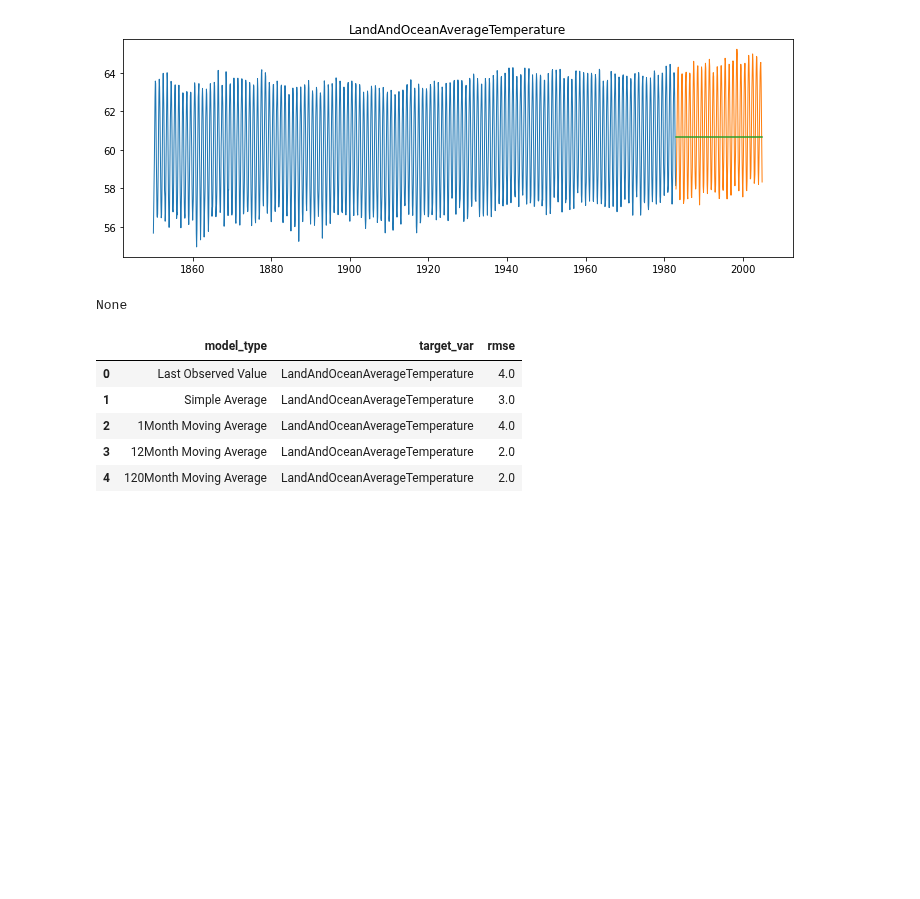
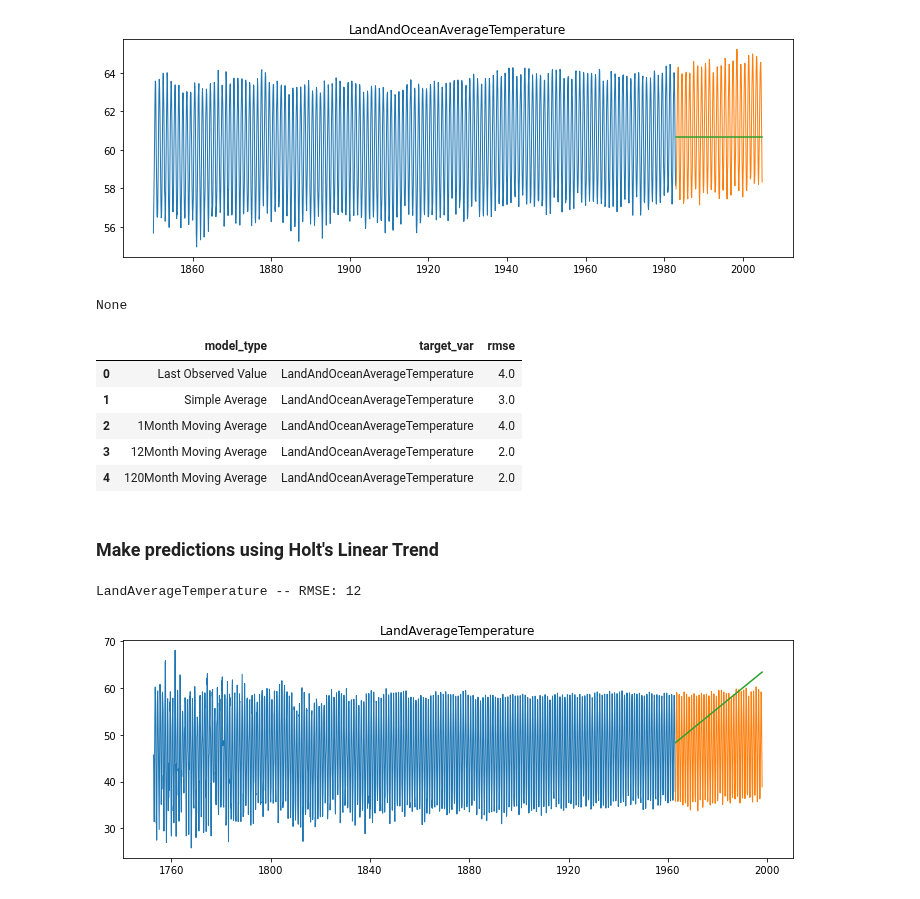
Before and after one commit to Johndsalas/earths_temperature_time_series, a Jupyter notebook: main_notebook.ipynb, the cells around one changed output. Drawn from its saved outputs; the diff is of its cells as text; code cells hidden in the pictures; blank space fills up the shorter version.

Commit message:
added Holts predictions

```diff
--- a/main_notebook.ipynb
+++ b/main_notebook.ipynb
@@ -523,3 +524,5 @@ eval_df_ocean
 | 2 | 1Month Moving Average | LandAndOceanAverageTemperature | 4.0 |
 | 3 | 12Month Moving Average | LandAndOceanAverageTemperature | 2.0 |
 | 4 | 120Month Moving Average | LandAndOceanAverageTemperature | 2.0 |
+# %% [markdown]
+### Make predictions using Holt's Linear Trend
@@ -525,0 +537,5 @@ eval_df_ocean
+# %%
+plot_and_eval_land('LandAverageTemperature')
+# %% [output]
+LandAverageTemperature -- RMSE: 12
+[figure, added]
```
Also changed, not shown: parts of 5 cells of this notebook.
